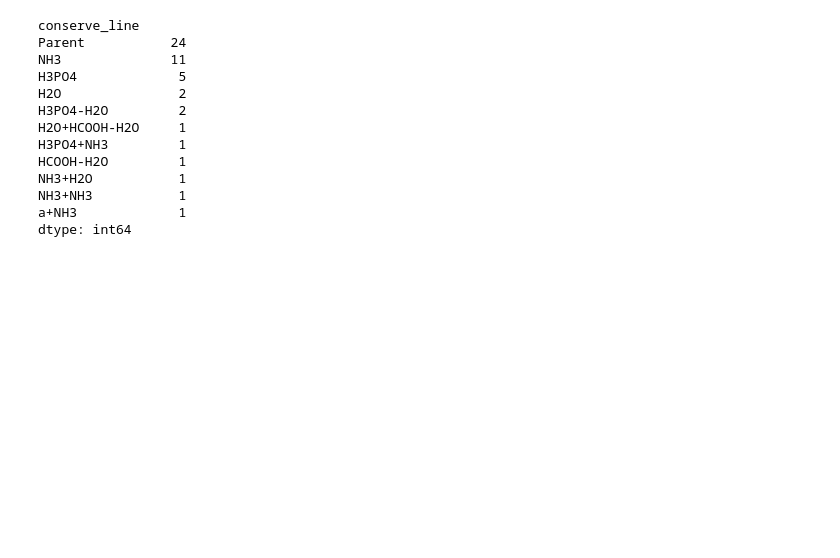
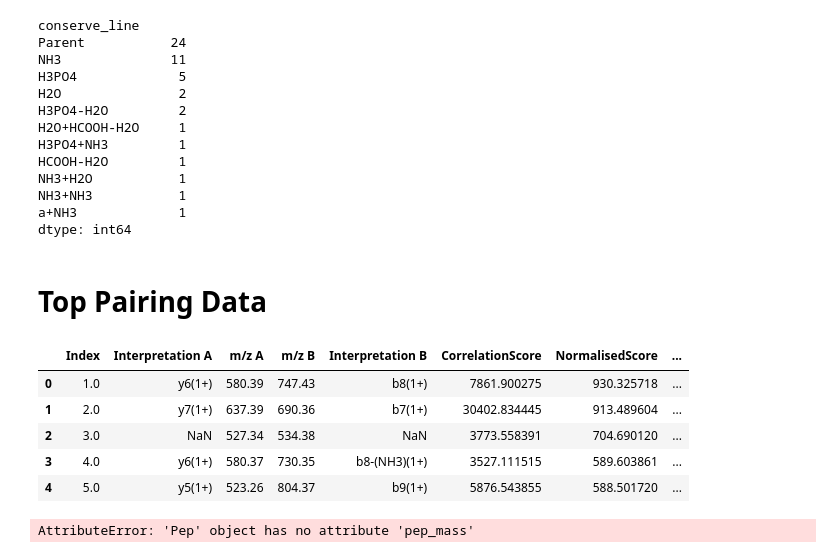
Before and after one commit to Kevinxsn/2D_spec_dict, a Jupyter notebook: notebook2.ipynb, the cells around one changed output. Drawn from its saved outputs; the diff is of its cells as text; code cells hidden in the pictures; blank space fills up the shorter version.

```diff
--- a/notebook2.ipynb
+++ b/notebook2.ipynb
@@ -598,3 +601,5 @@ NH3+H2O           1
 NH3+NH3           1
 a+NH3             1
 dtype: int64
+# %% [markdown]
+# Top Pairing Data
@@ -600,0 +608,13 @@ dtype: int64
+# %%
+annot_df = pd.read_csv('data/Top_Correlations_At_Full_Num_Scans_PCov/LTQ-XL/20160602_1158_ME8_2+_CVscan_NCE35_Turbo_isoWidth210000/20160602_1158_ME8_2+_CVscan_NCE35_Turbo_isoWidth210000.csv')
+# %%
+annot_df['Mass'] = annot_df['m/z A'] + annot_df['m/z B']
+annot_df['correct_mass'] = annot_df['Mass'] + annot_df['MassDeviation']
+annot_df.head()
+# %% [output]
+|  | Index | Interpretation A | m/z A | m/z B | Interpretation B | CorrelationScore | NormalisedScore | ... |
+| 0 | 1.0 | y6(1+) | 580.39 | 747.43 | b8(1+) | 7861.900275 | 930.325718 | ... |
+| 1 | 2.0 | y7(1+) | 637.39 | 690.36 | b7(1+) | 30402.834445 | 913.489604 | ... |
+| 2 | 3.0 | NaN | 527.34 | 534.38 | NaN | 3773.558391 | 704.690120 | ... |
+| 3 | 4.0 | y6(1+) | 580.37 | 730.35 | b8-(NH3)(1+) | 3527.111515 | 589.603861 | ... |
+| 4 | 5.0 | y5(1+) | 523.26 | 804.37 | b9(1+) | 5876.543855 | 588.501720 | ... |
@@ -600,0 +623,4 @@ dtype: int64
+# %%
+the_pep.pep_mass
+# %% [output]
+AttributeError: 'Pep' object has no attribute 'pep_mass'
```
Also changed, not shown: parts of 3 cells of this notebook, 4 other files.
